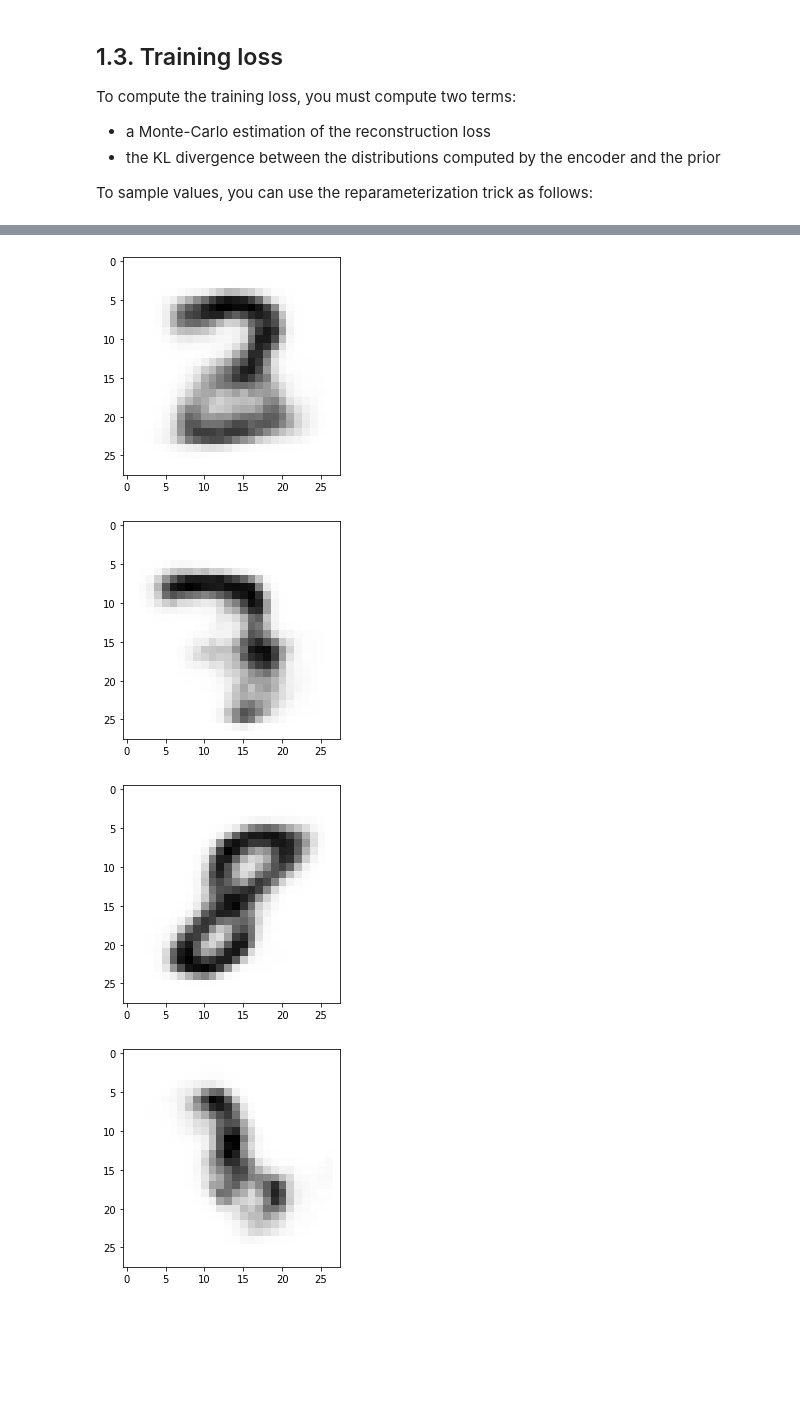
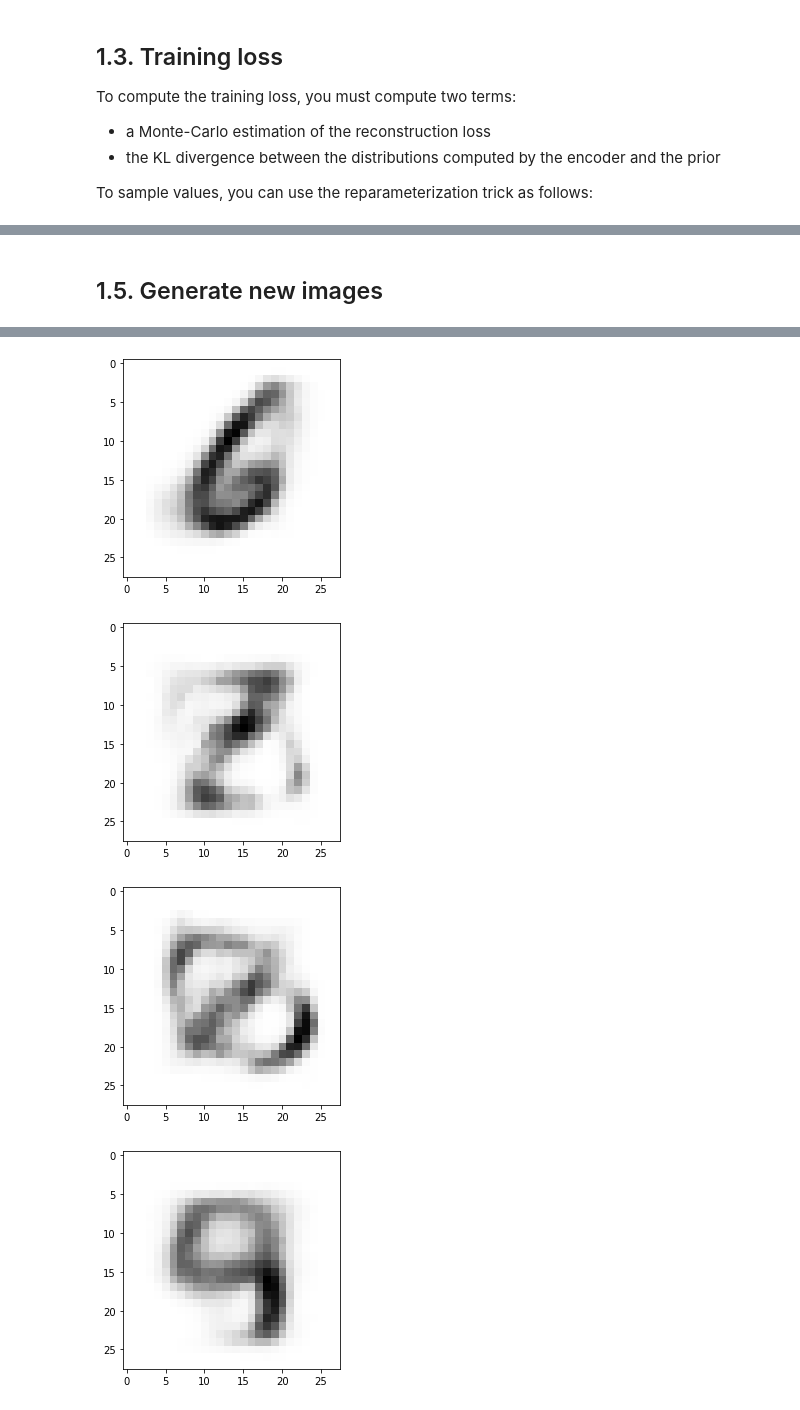
Before and after one commit to PrathamSolanki/deep-learning, a Jupyter notebook: 3/exercise_3_2.ipynb, the cells around one changed output, grey strips where cells are left out. Cells and saved outputs as stored; diff of their text form; code cells hidden in the pictures; blank space fills up the shorter version.

Commit message:
added part3.1 images

```diff
--- a/3/exercise_3_2.ipynb
+++ b/3/exercise_3_2.ipynb
@@ -132,2 +120,14 @@ dec = Decoder(
+# %%
+enc = Encoder(
+    784,  # dimension of image
+    100,  # size of hidden layer
+    2     # size of latent space
+)
+# %%
+dec = Decoder(
+    2,    # size of latent space
+    100,  # size of hidden layer
+    784   # dimension of image
+)
 # %%
 optimizer = torch.optim.Adam(itertools.chain(enc.parameters(), dec.parameters()))
@@ -175,5 +183,7 @@ for epoch in range(n_epochs):
+# %% [markdown]
+## 1.5. Generate new images
 # %%
-e = torch.normal(0, 1., (10, 4))
+e = torch.normal(0, 1., (10, 2))
 images = dec(e).sigmoid()
 
 for i in range(10):
@@ -187,4 +197,4 @@ for i in range(10):
-[figure, old version]
+[figure, new version]
-[figure, old version]
+[figure, new version]
-[figure, old version]
+[figure, new version]
-[figure, old version]
+[figure, new version]
```
Also changed, not shown: parts of 16 cells of this notebook, 33 other files.
